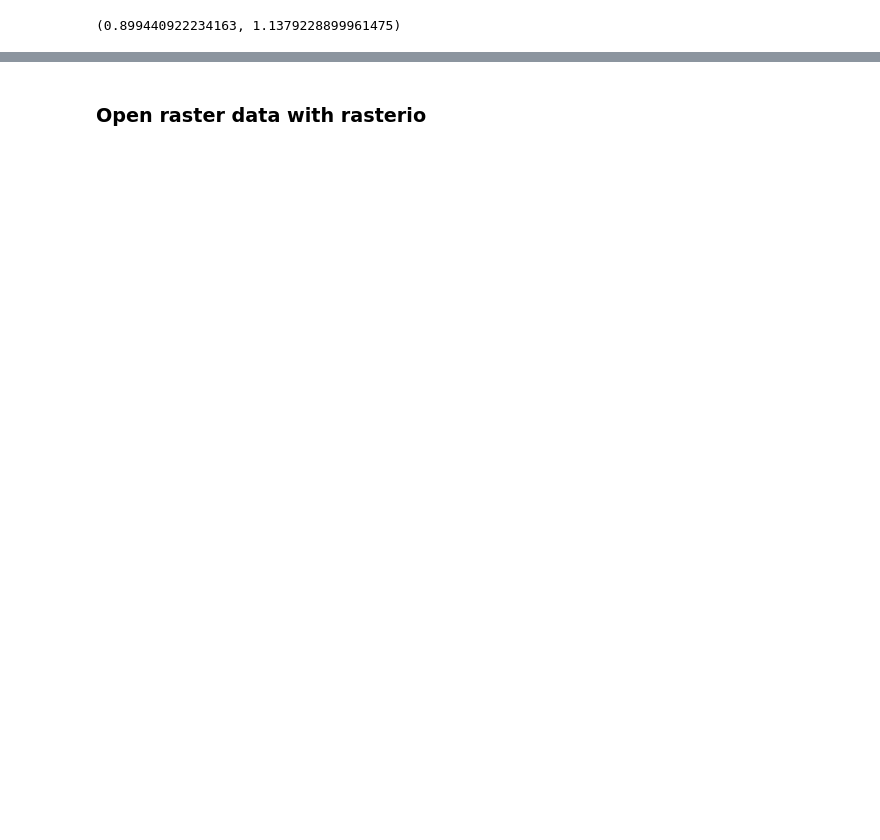
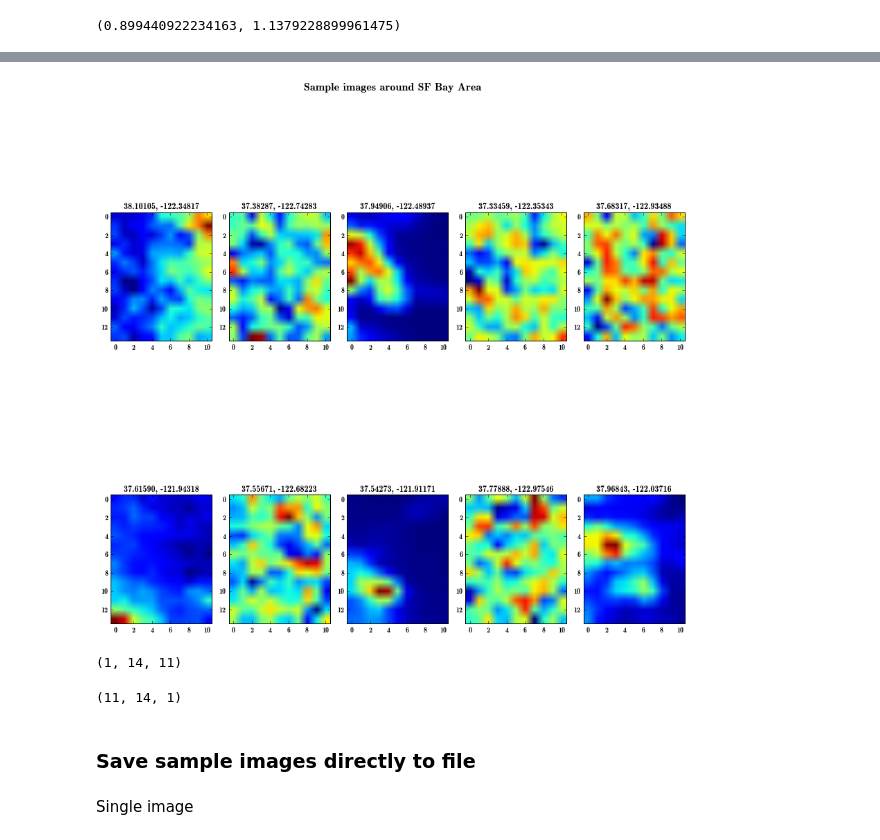
Before and after one commit to adrianalbert/pysatapi, a Jupyter notebook: satimage-processing/SatImage Tutorial - NightSat and VIIRS night lights data.ipynb, the cells around one changed output, grey strips where cells are left out. Drawn from its saved outputs; the diff is of its cells as text; code cells hidden in the pictures; blank space fills up the shorter version.

```diff
--- a/satimage-processing/SatImage Tutorial - NightSat and VIIRS night lights data.ipynb
+++ b/satimage-processing/SatImage Tutorial - NightSat and VIIRS night lights data.ipynb
@@ -181,6 +161,23 @@ len(sampleImages)
-# %%
-for l,i in sampleImages.iteritems():
-    plt.imshow(i[0])
-    plt.show()
-# %% [markdown]
-### Open raster data with rasterio
+# %%
+fig = plt.figure(figsize=(12,14))
+fig.suptitle("Sample images around SF Bay Area", fontsize=16)
+for i,(k,v) in enumerate(sampleImages.iteritems()):
+    ax = plt.subplot(2,5,i+1)
+    ax.set_title("%2.5f, %2.5f"%k)
+    plt.imshow(v[0,:,:])
+plt.tight_layout()
+plt.show()
+# %% [output]
+[figure, added]
+# %%
+v.shape
+# %% [output]
+(1, 14, 11)
+# %%
+v.reshape(v.shape[::-1]).shape
+# %% [output]
+(11, 14, 1)
+# %% [markdown]
+### Save sample images directly to file
+# %% [markdown]
+Single image
```
Also changed, not shown: parts of 61 cells of this notebook, 14 other files.
